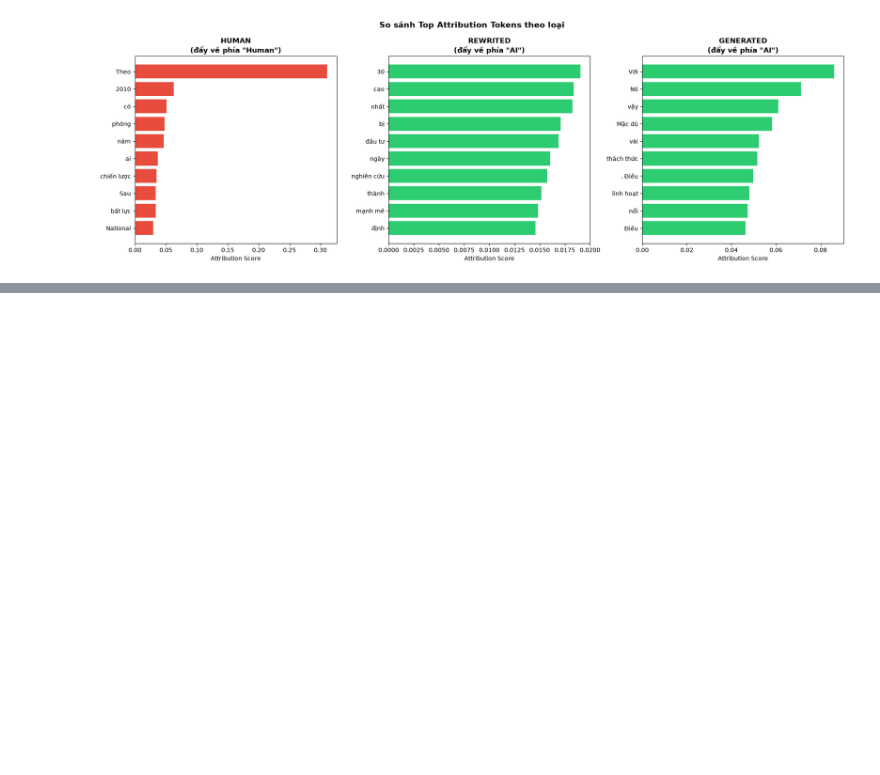
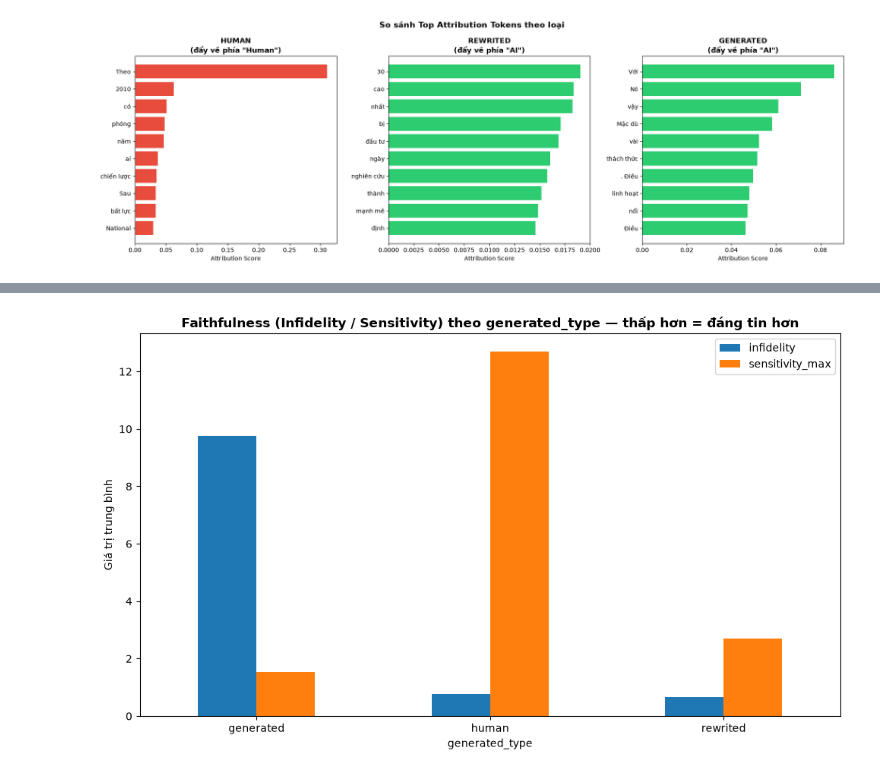
Before and after one commit to deckardLong/ai-content-detection, a Jupyter notebook: notebooks/05_explainability.ipynb, the cells around one changed output, grey strips where cells are left out. Cells and saved outputs as stored; diff of their text form; code cells hidden in the pictures; blank space fills up the shorter version.

Commit message:
Add infidelity & sensitivity

```diff
--- a/notebooks/05_explainability.ipynb
+++ b/notebooks/05_explainability.ipynb
@@ -124,0 +128,24 @@ visualizer.plot_top_tokens_by_type(top_tokens_per_type, save_path=save_path)
+# %%
+# Change to use CPU since GPU doesn't have enough space
+cpu_device = torch.device('cpu')
+model_cpu = copy.deepcopy(model).to(cpu_device)
+explainer_cpu = attribution.AttributionExplainer(model_cpu, tokenizer, cpu_device, max_length=512)
+# %%
+n_samples_per_type = 10
+faithfulness_rows = []
+
+for gen_type in gen_types:
+    subset = test_df[(test_df['generated_type'] == gen_type) & (test_df['prediction'] == test_df['label'])]
+    subset = subset.sample(min(n_samples_per_type, len(subset)), random_state=42)
+
+    for _, row in subset.iterrows():
+        target = int(row['label'])
+        metrics = explainer_cpu.evaluate_faithfulness(
+            row['cleaned_text'], target_label=target, n_steps=5, n_perturb_samples=3
+        )
+        faithfulness_rows.append({'generated_type': gen_type, **metrics})
+
+        torch.cuda.empty_cache()
+# %%
+faithfulness_df = pd.DataFrame(faithfulness_rows)
+faithfulness_df.head()
@@ -124,0 +159,3 @@ visualizer.plot_top_tokens_by_type(top_tokens_per_type, save_path=save_path)
+# %%
+summary = faithfulness_df.groupby('generated_type')[['infidelity', 'sensitivity_max']].agg(['mean', 'std'])
+summary
@@ -124,0 +169,12 @@ visualizer.plot_top_tokens_by_type(top_tokens_per_type, save_path=save_path)
+# %%
+save_path = '../figures/explainability/faithfulness_by_type.png'
+
+ax = summary.xs('mean', axis=1, level=1).plot(kind='bar', figsize=(10, 6))
+ax.set_ylabel('Giá trị trung bình')
+plt.title('Faithfulness (Infidelity / Sensitivity) theo generated_type — thấp hơn = đáng tin hơn', fontweight='bold')
+plt.xticks(rotation=0)
+plt.tight_layout()
+plt.savefig(save_path, dpi=150)
+plt.show()
+# %% [output]
+[figure, added]
```
Also changed, not shown: parts of 4 cells of this notebook, 1 other file.
